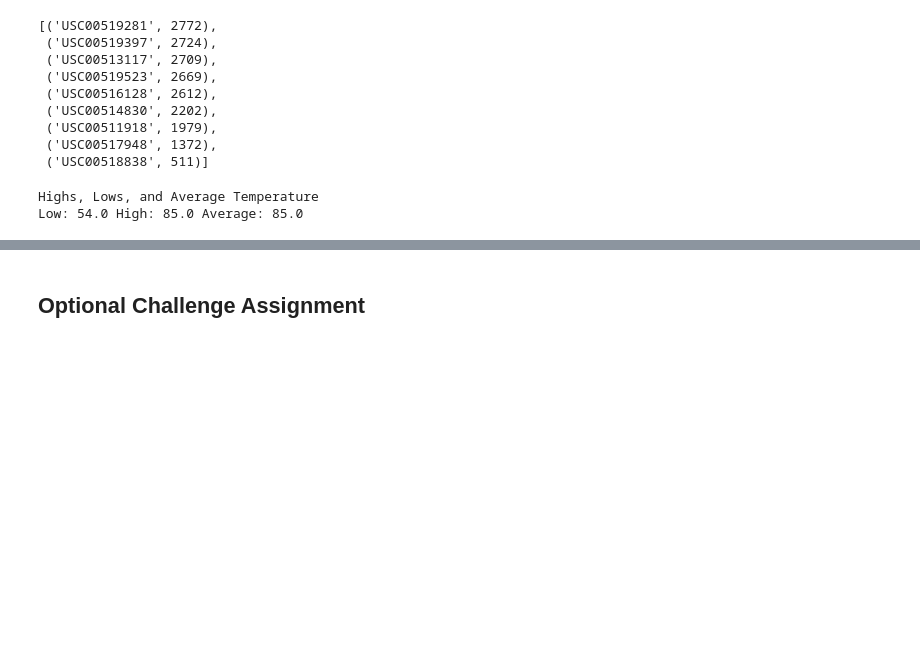
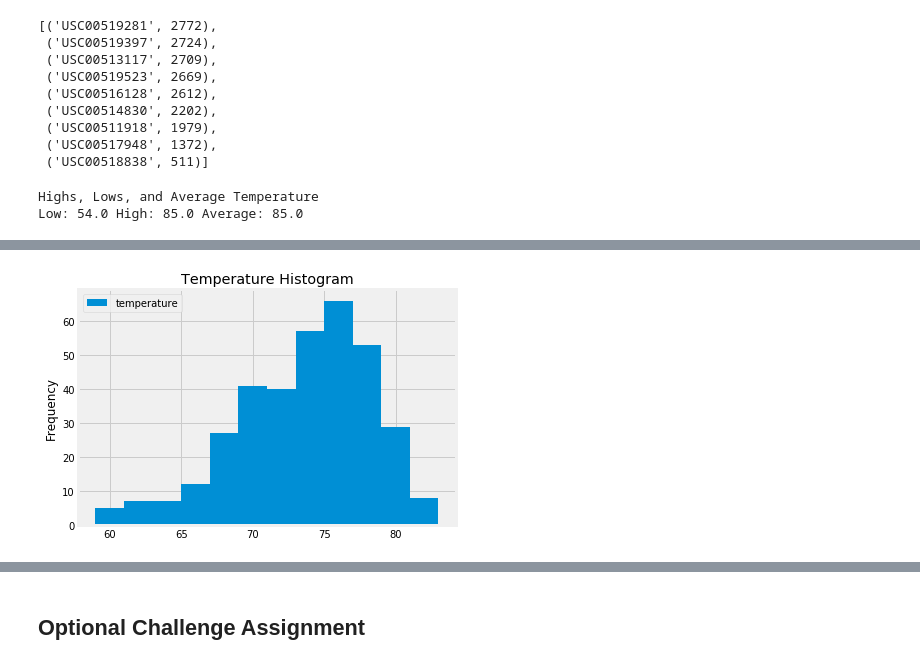
Before and after one commit to terrylashley/sqlalchemy-challenge, a Jupyter notebook: climate_starter.ipynb, the cells around one changed output, grey strips where cells are left out. Drawn from its saved outputs; the diff is of its cells as text; code cells hidden in the pictures; blank space fills up the shorter version.

```diff
--- a/climate_starter.ipynb
+++ b/climate_starter.ipynb
@@ -205,4 +205,10 @@ Highs, Lows, and Average Temperature
 Low: 54.0 High: 85.0 Average: 85.0
 # %%
 # Choose the station with the highest number of temperature observations.
-# Query the last 12 months of temperature observation data for this station and plot the results as a histogram
+highest_observations = session.query(measurement.station, func.count(measurement.tobs)).group_by(measurement.station).order_by(func.count(measurement.station).desc()).first()
+highest_observations = highest_observations[0]
+
+# Query the last 12 months of temperature observation data for this station
+temperature_observations = session.query(measurement.tobs).filter(measurement.date>=last_year).filter(measurement.station == highest_observations).all()
+temperature_observations = pd.DataFrame(temperature_observations, columns=['temperature'])
+temperature_observations.head()
@@ -209,3 +222,11 @@ Low: 54.0 High: 85.0 Average: 85.0
+# %%
+#plot the results as a histogram
+temperature_observations.plot.hist(bins=12, title ="Temperature Histogram")
+plt.tight_layout()
+plt.savefig("Images/TemperatureHistogram.png")
+plt.show()
+# %% [output]
+[figure, added]
 # %% [markdown]
 ![precipitation](Images/station-histogram.png)
 # %%
```
Also changed, not shown: parts of 5 cells of this notebook, 2 other files.
